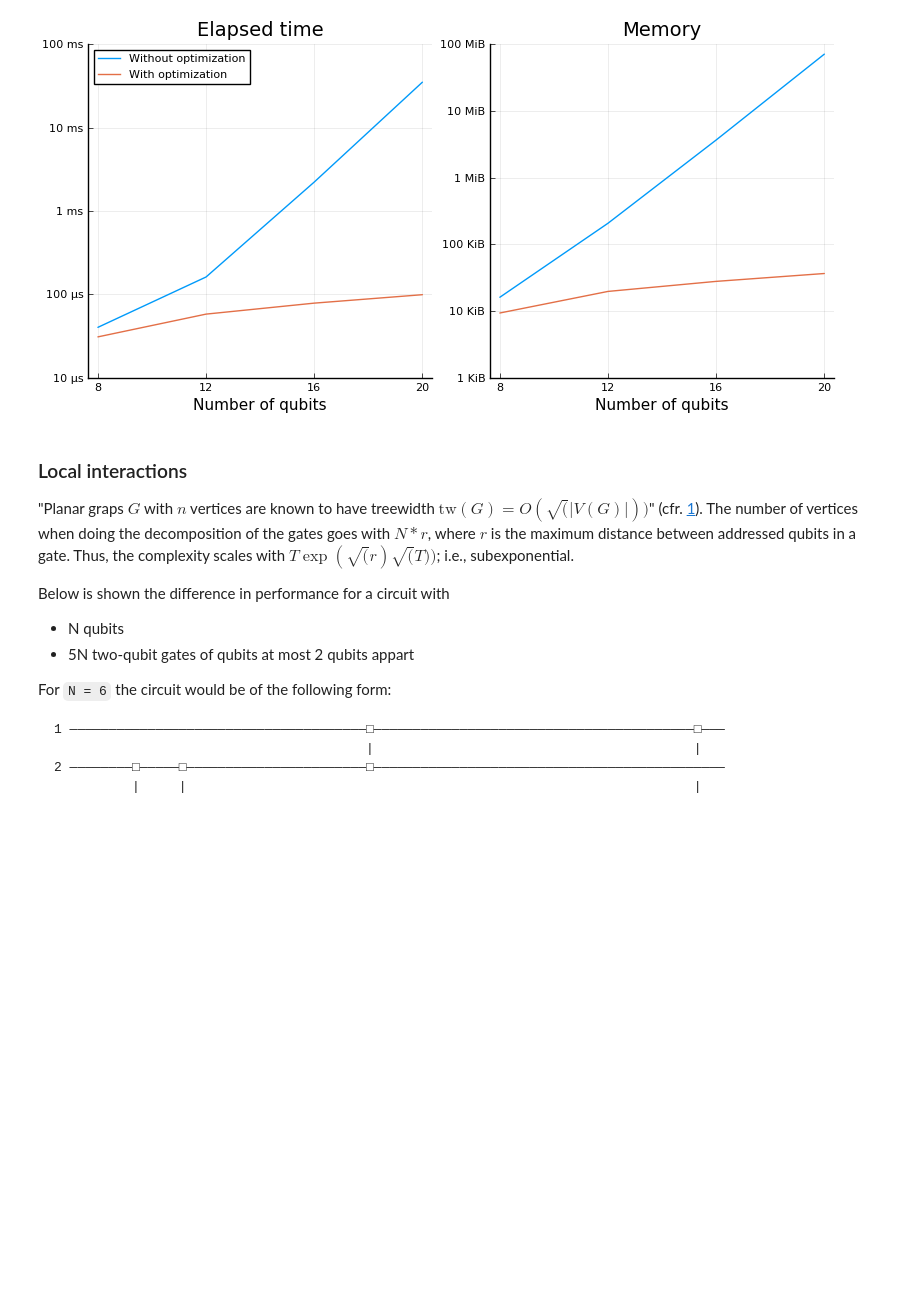
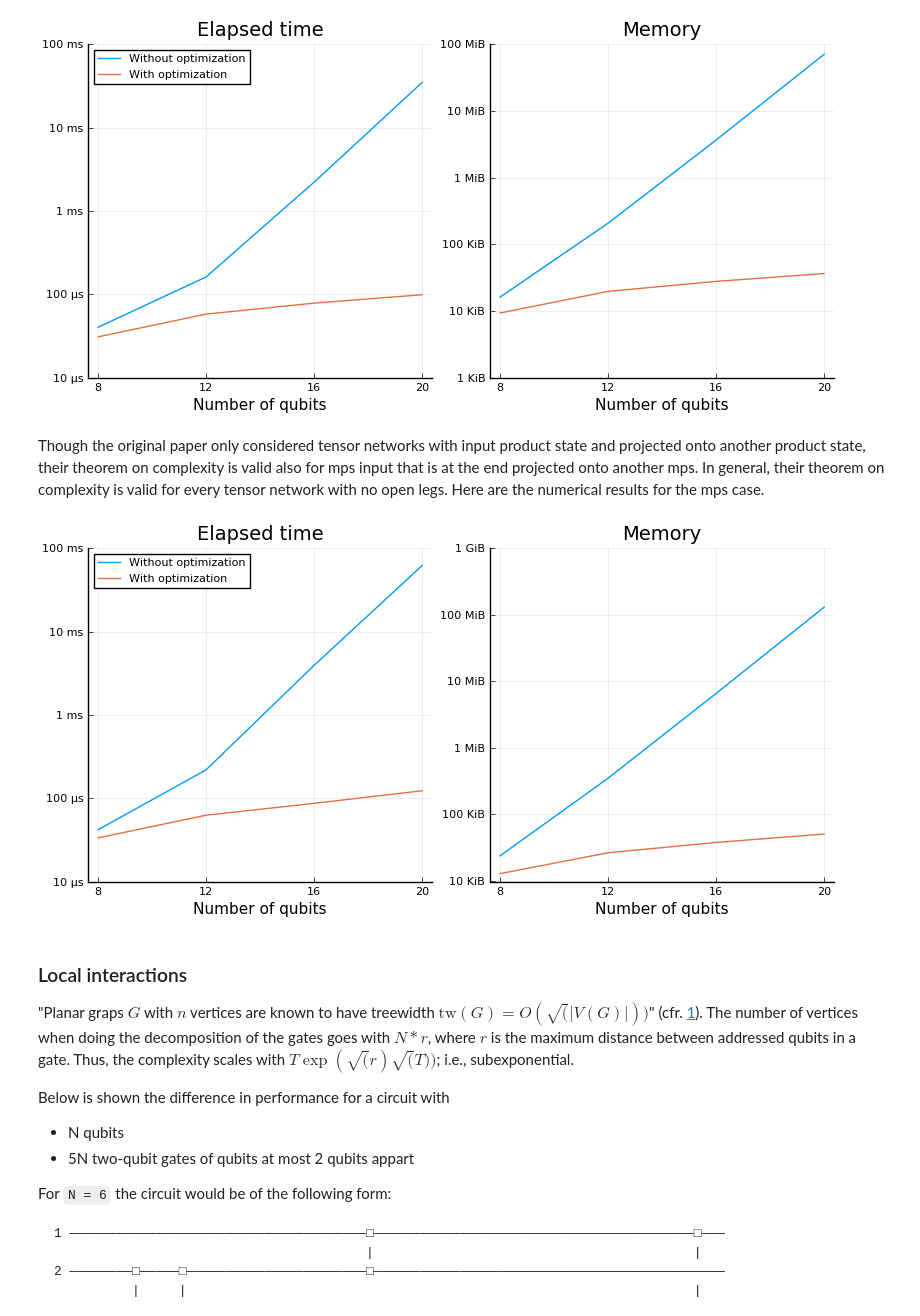
Before and after one commit to Qaintum/Qaintensor.jl, a Jupyter notebook: examples/tree_decomposition_example.ipynb, the cells around one changed output. Cells and saved outputs as stored; diff of their text form; code cells hidden in the pictures; blank space fills up the shorter version.

Commit message:
Expanded tests, improved examples, validate for MPS

```diff
--- a/examples/tree_decomposition_example.ipynb
+++ b/examples/tree_decomposition_example.ipynb
@@ -218,6 +277,13 @@ tag = "logdepth"
 plot_benchmark(tag)
 # %% [output]
 [figure]
+# %% [markdown]
+Though the original paper only considered tensor networks with input product state and projected onto another product state, their theorem on complexity is valid also for mps input that is at the end projected onto another mps. In general, their theorem on complexity is valid for every tensor network with no open legs. Here are the numerical results for the mps case.
+# %%
+tag = "logdepth_mps"
+plot_benchmark(tag)
+# %% [output]
+[figure, added]
 # %% [markdown]
 ### Local interactions
 
```
Also changed, not shown: parts of 9 cells of this notebook, 7 other files.
